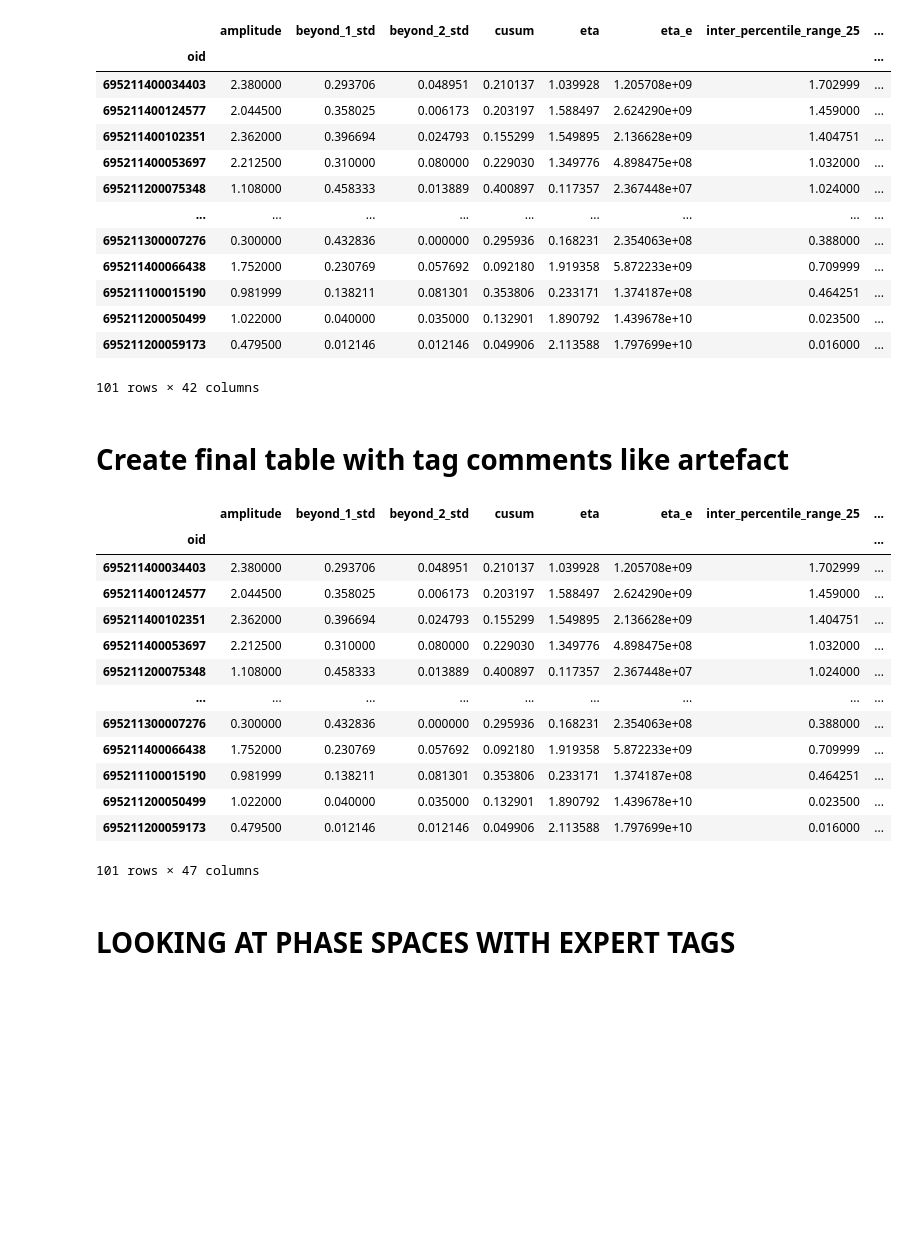
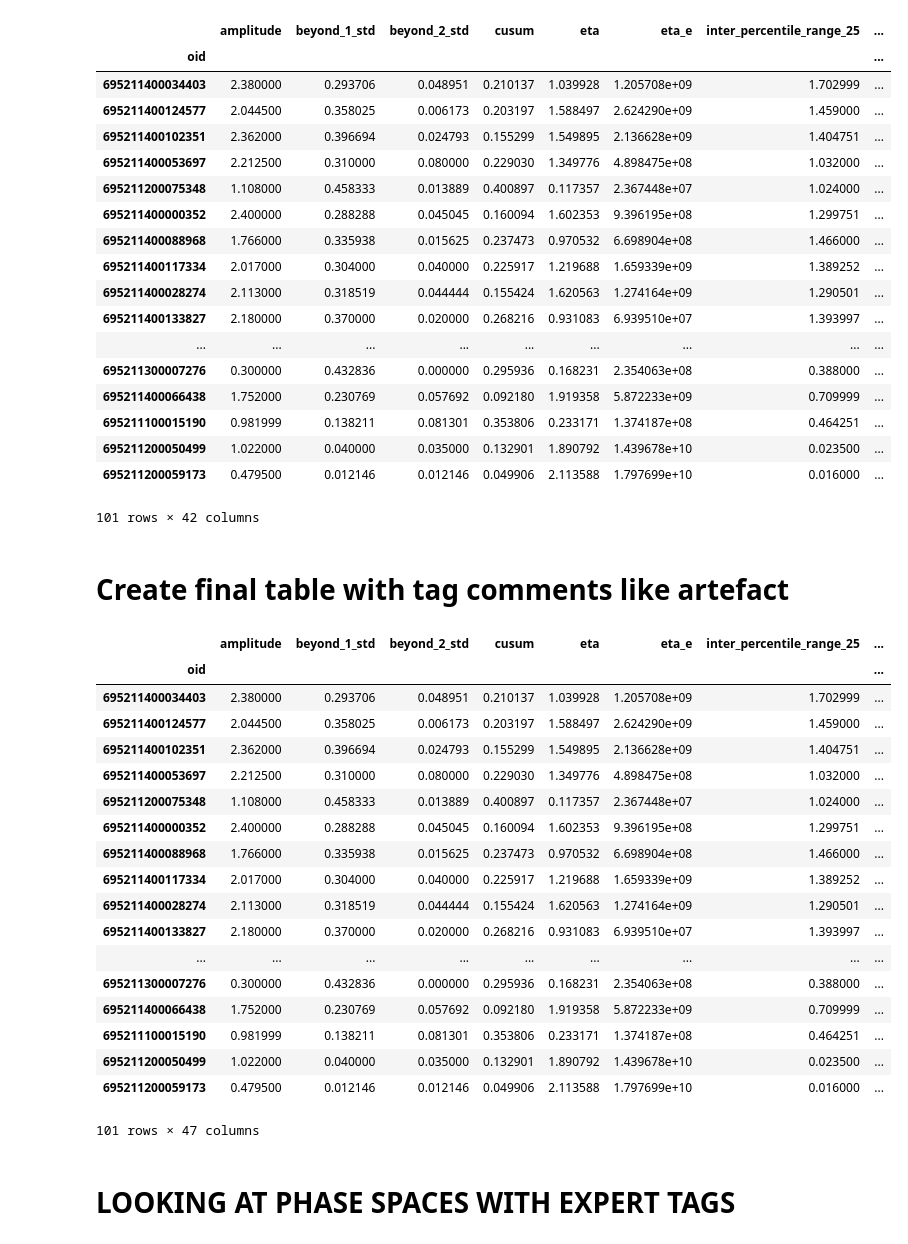
Before and after one commit to snad-space/zwad, a Jupyter notebook: notebooks/clustering_phase_spaces.ipynb, the cells around one changed output. Cells and saved outputs as stored; diff of their text form; code cells hidden in the pictures; blank space fills up the shorter version.

```diff
--- a/notebooks/clustering_phase_spaces.ipynb
+++ b/notebooks/clustering_phase_spaces.ipynb
@@ -43,17 +68,22 @@ m31_maria_list
 # %%
 # From full data list (M31), only select oid that match those in expert anomalies list
 
-m31_anom = m31.loc[m31_maria_list.index]
-#m31_anom.to_csv('../data/m31_anomalies_table.csv')
-m31_anom
+m31_out = m31.loc[m31_maria_list.index]
+m31_out.to_csv('../data/m31_outliers_table.csv')
+m31_out
 # %% [output]
 |  | amplitude | beyond_1_std | beyond_2_std | cusum | eta | eta_e | inter_percentile_range_25 | ... |
 | oid |  |  |  |  |  |  |  | ... |
 | 695211400034403 | 2.380000 | 0.293706 | 0.048951 | 0.210137 | 1.039928 | 1.205708e+09 | 1.702999 | ... |
 | 695211400124577 | 2.044500 | 0.358025 | 0.006173 | 0.203197 | 1.588497 | 2.624290e+09 | 1.459000 | ... |
 | 695211400102351 | 2.362000 | 0.396694 | 0.024793 | 0.155299 | 1.549895 | 2.136628e+09 | 1.404751 | ... |
 | 695211400053697 | 2.212500 | 0.310000 | 0.080000 | 0.229030 | 1.349776 | 4.898475e+08 | 1.032000 | ... |
 | 695211200075348 | 1.108000 | 0.458333 | 0.013889 | 0.400897 | 0.117357 | 2.367448e+07 | 1.024000 | ... |
+| 695211400000352 | 2.400000 | 0.288288 | 0.045045 | 0.160094 | 1.602353 | 9.396195e+08 | 1.299751 | ... |
+| 695211400088968 | 1.766000 | 0.335938 | 0.015625 | 0.237473 | 0.970532 | 6.698904e+08 | 1.466000 | ... |
+| 695211400117334 | 2.017000 | 0.304000 | 0.040000 | 0.225917 | 1.219688 | 1.659339e+09 | 1.389252 | ... |
+| 695211400028274 | 2.113000 | 0.318519 | 0.044444 | 0.155424 | 1.620563 | 1.274164e+09 | 1.290501 | ... |
+| 695211400133827 | 2.180000 | 0.370000 | 0.020000 | 0.268216 | 0.931083 | 6.939510e+07 | 1.393997 | ... |
 | ... | ... | ... | ... | ... | ... | ... | ... | ... |
 | 695211300007276 | 0.300000 | 0.432836 | 0.000000 | 0.295936 | 0.168231 | 2.354063e+08 | 0.388000 | ... |
 | 695211400066438 | 1.752000 | 0.230769 | 0.057692 | 0.092180 | 1.919358 | 5.872233e+09 | 0.709999 | ... |
@@ -65,9 +95,9 @@ m31_anom
 # Create final table with tag comments like artefact
 # %%
 # Combine features data in anomalies with associated comments/tags
-m31_final_anom = pd.concat([m31_anom, m31_maria_list], axis=1)
-#m31_final_anom.to_csv('../data/m31_anomalies_table_with_tags.csv')
-m31_final_anom
+m31_final_out = pd.concat([m31_out, m31_maria_list], axis=1)
+m31_final_out.to_csv('../data/m31_anomalies_table_with_tags.csv')
+m31_final_out
 # %% [output]
 |  | amplitude | beyond_1_std | beyond_2_std | cusum | eta | eta_e | inter_percentile_range_25 | ... |
 | oid |  |  |  |  |  |  |  | ... |
@@ -76,6 +106,11 @@ m31_final_anom
 | 695211400102351 | 2.362000 | 0.396694 | 0.024793 | 0.155299 | 1.549895 | 2.136628e+09 | 1.404751 | ... |
 | 695211400053697 | 2.212500 | 0.310000 | 0.080000 | 0.229030 | 1.349776 | 4.898475e+08 | 1.032000 | ... |
 | 695211200075348 | 1.108000 | 0.458333 | 0.013889 | 0.400897 | 0.117357 | 2.367448e+07 | 1.024000 | ... |
+| 695211400000352 | 2.400000 | 0.288288 | 0.045045 | 0.160094 | 1.602353 | 9.396195e+08 | 1.299751 | ... |
+| 695211400088968 | 1.766000 | 0.335938 | 0.015625 | 0.237473 | 0.970532 | 6.698904e+08 | 1.466000 | ... |
+| 695211400117334 | 2.017000 | 0.304000 | 0.040000 | 0.225917 | 1.219688 | 1.659339e+09 | 1.389252 | ... |
+| 695211400028274 | 2.113000 | 0.318519 | 0.044444 | 0.155424 | 1.620563 | 1.274164e+09 | 1.290501 | ... |
+| 695211400133827 | 2.180000 | 0.370000 | 0.020000 | 0.268216 | 0.931083 | 6.939510e+07 | 1.393997 | ... |
 | ... | ... | ... | ... | ... | ... | ... | ... | ... |
 | 695211300007276 | 0.300000 | 0.432836 | 0.000000 | 0.295936 | 0.168231 | 2.354063e+08 | 0.388000 | ... |
 | 695211400066438 | 1.752000 | 0.230769 | 0.057692 | 0.092180 | 1.919358 | 5.872233e+09 | 0.709999 | ... |
```
Also changed, not shown: parts of 23 cells of this notebook, 6 other files.
